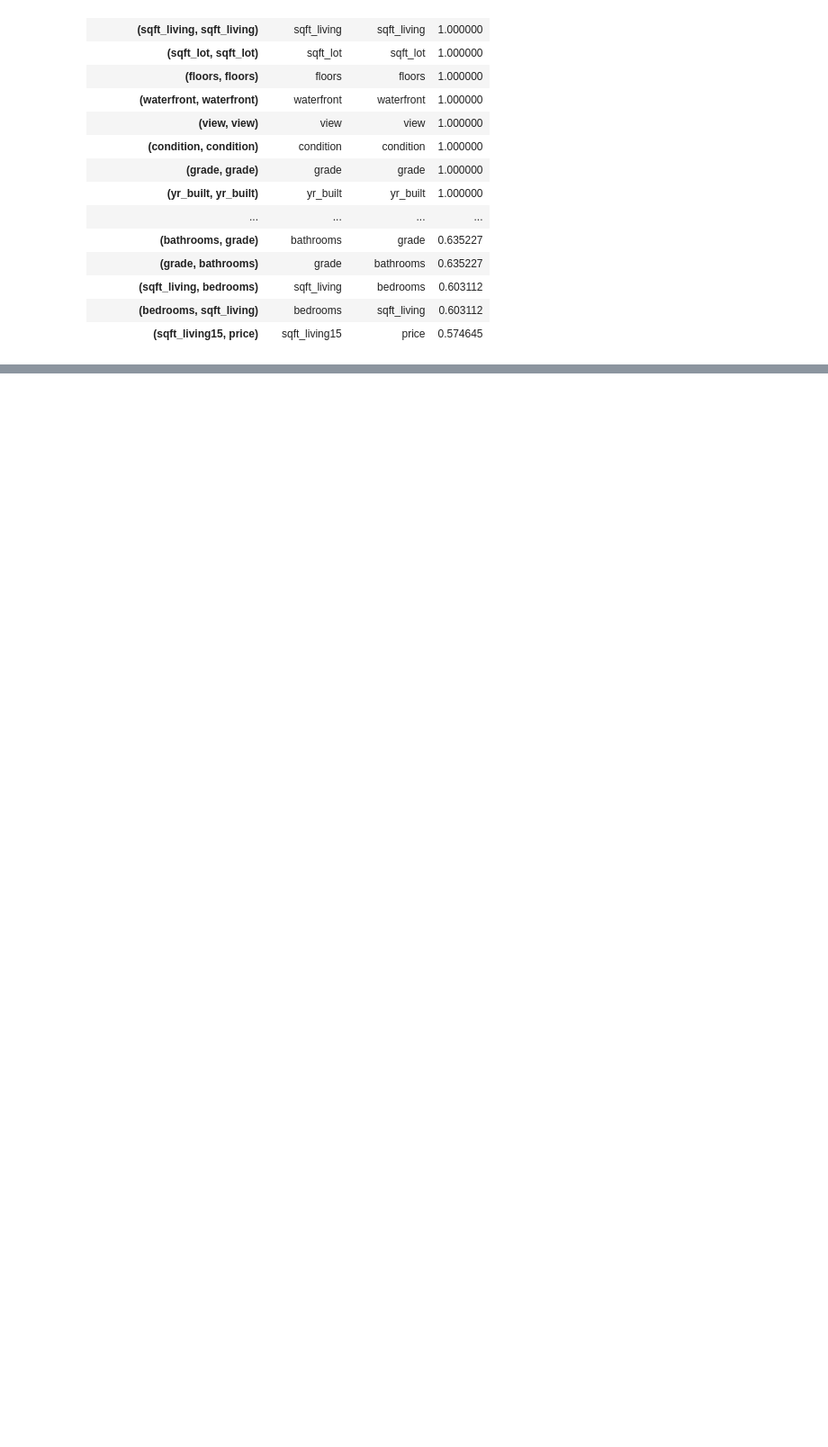
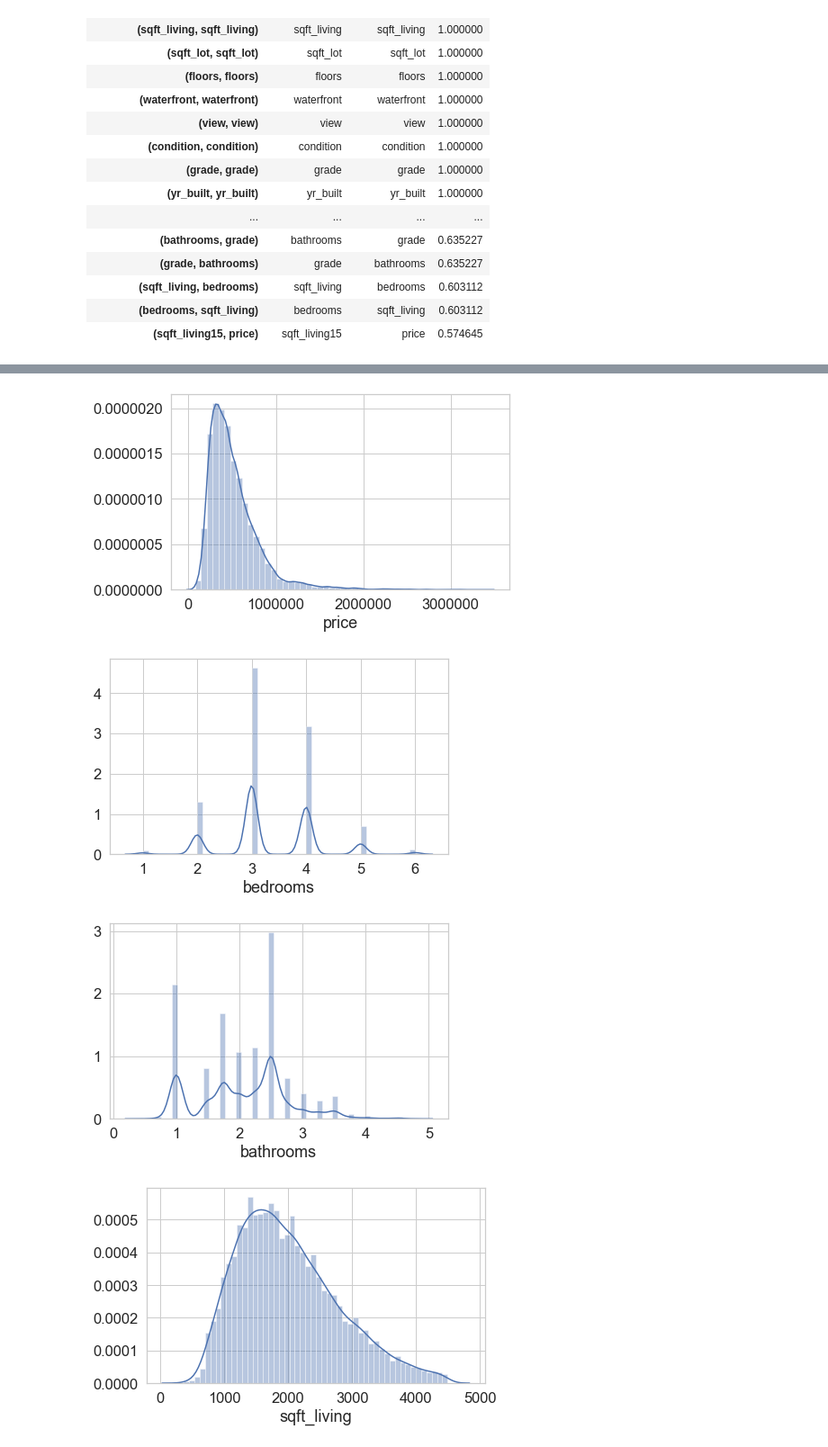
Before and after one commit to JonahFlateman/King-County-Sale-Prices, a Jupyter notebook: student.ipynb, the cells around one changed output, grey strips where cells are left out. Shown at 90% size. Cells and saved outputs as stored; diff of their text form; code cells hidden in the pictures; blank space fills up the shorter version.

```diff
--- a/student.ipynb
+++ b/student.ipynb
@@ -276,0 +358,4 @@ df.head()
+# %%
+#Dropping unnecessary columns
+columns_to_drop2 = ['zipcode', 'lat', 'long', 'index']
+df.drop(columns_to_drop2, axis=1, inplace=True)
@@ -276,0 +364,10 @@ df.head()
+# %%
+#Creating distplots
+for column in df.columns:
+    plt.subplots(1,1)
+    sns.distplot(df[column])
+# %% [output]
+[figure, added]
+[figure, added]
+[figure, added]
+[figure, added]
```
Also changed, not shown: parts of 22 cells of this notebook.
